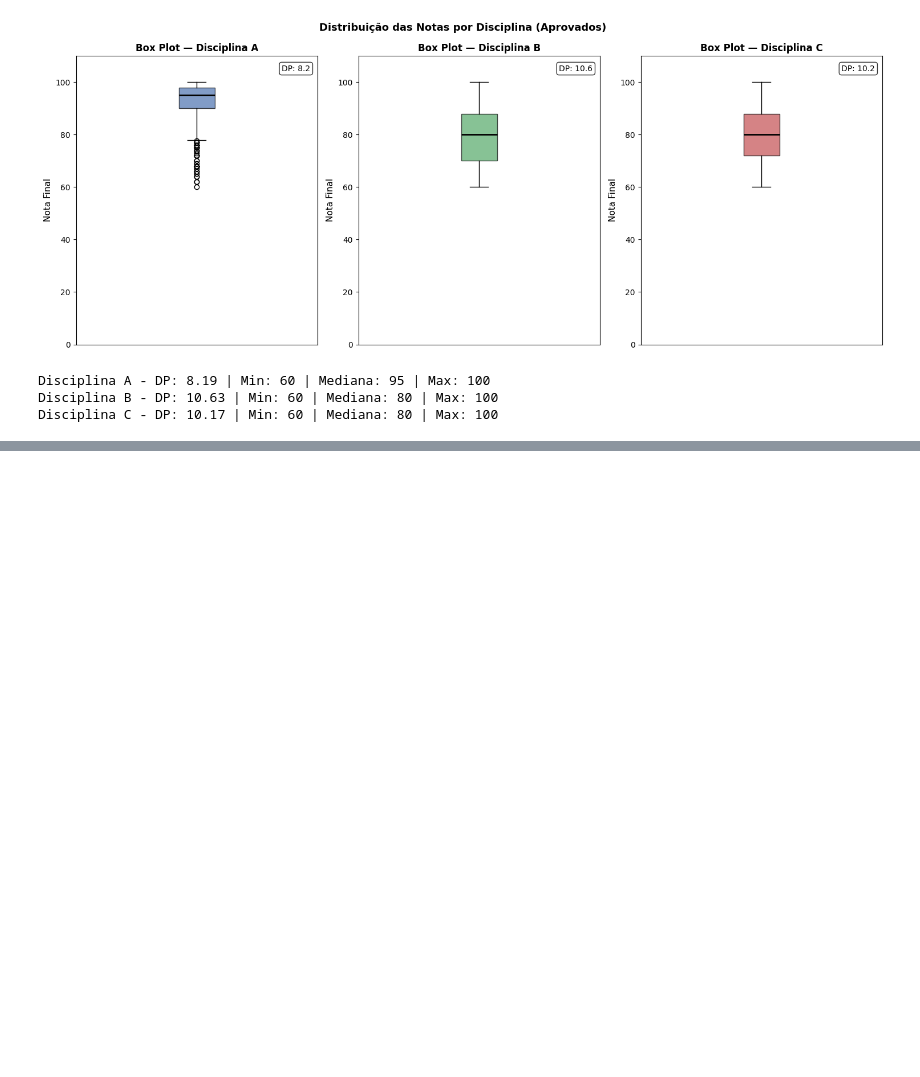
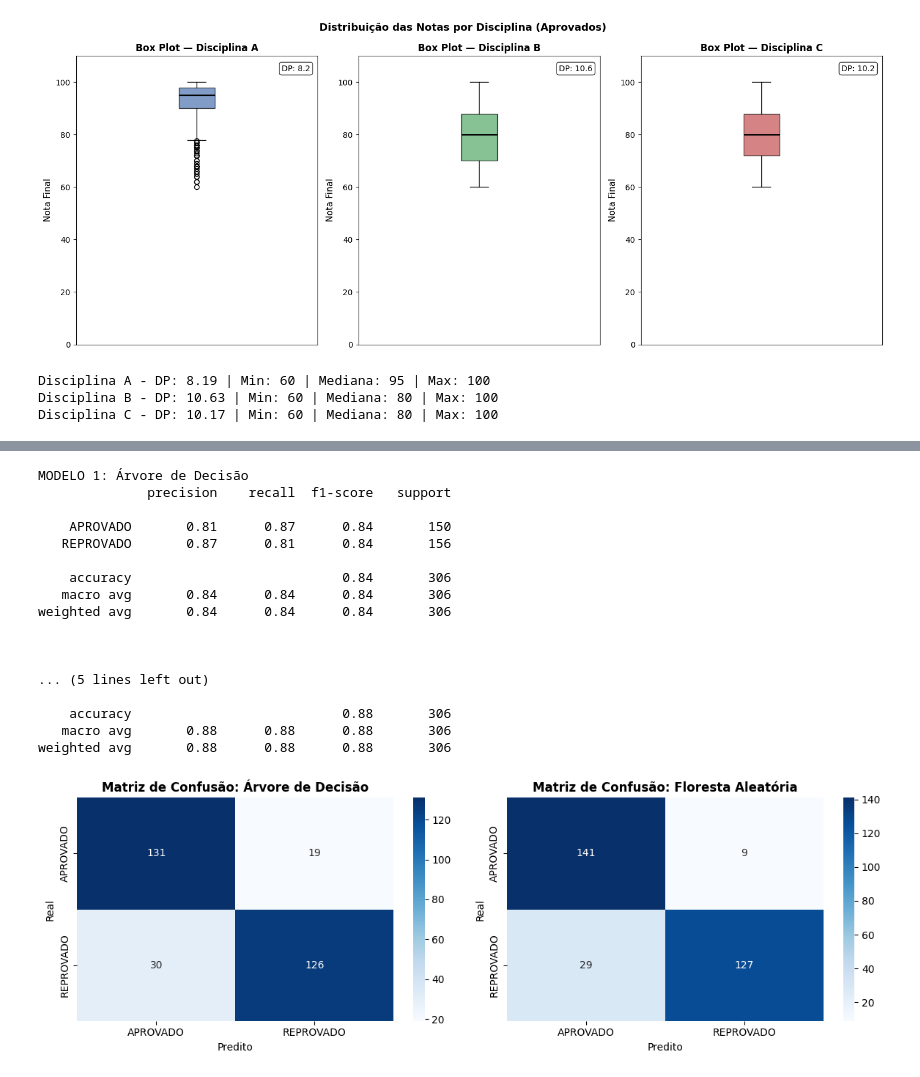
Before and after one commit to rhaymarthins/visualizacao-dados, a Jupyter notebook: trabalho_pratico_multidisciplinar.ipynb, the cells around one changed output, grey strips where cells are left out. Drawn from its saved outputs; the diff is of its cells as text; code cells hidden in the pictures; blank space fills up the shorter version.

```diff
--- a/trabalho_pratico_multidisciplinar.ipynb
+++ b/trabalho_pratico_multidisciplinar.ipynb
@@ -316,7 +276,7 @@ for ax, (col, titulo, cor) in zip(axes, disciplinas):
     bp = ax.boxplot(dados, patch_artist=True,
                     boxprops=dict(facecolor=cor, alpha=0.7),
                     medianprops=dict(color='black', linewidth=2))
-    ax.set_title(f'Box Plot — {titulo}', fontsize=12, fontweight='bold')
+    ax.set_title(f'Box Plot - {titulo}', fontsize=12, fontweight='bold')
     ax.set_ylabel('Nota Final', fontsize=11)
     ax.set_ylim(0, 110)
     ax.set_xticks([])                        # remove o "1" do eixo X
@@ -340,0 +413,55 @@ Disciplina C - DP: 10.17 | Min: 60 | Mediana: 80 | Max: 100
+# %%
+# Modelo 1: Árvore de Decisão
+clf_arvore = DecisionTreeClassifier(max_depth=5, random_state=42)
+clf_arvore.fit(X_clf_train, y_clf_train)
+y_pred_arvore = clf_arvore.predict(X_clf_test)
+
+print("MODELO 1: Árvore de Decisão")
+print(classification_report(y_clf_test, y_pred_arvore,
+                             target_names=['APROVADO', 'REPROVADO']))
+
+# Modelo 2: Floresta Aleatória
+clf_floresta = RandomForestClassifier(n_estimators=100, max_depth=5, random_state=42)
+clf_floresta.fit(X_clf_train, y_clf_train)
+y_pred_floresta = clf_floresta.predict(X_clf_test)
+
+print("\n")
+print("MODELO 2: Floresta Aleatória")
+print(classification_report(y_clf_test, y_pred_floresta,
+                             target_names=['APROVADO', 'REPROVADO']))
+
+# Matrizes de Confusão
+fig, axes = plt.subplots(1, 2, figsize=(12, 4))
+
+for ax, y_pred, titulo in zip(axes,
+                               [y_pred_arvore, y_pred_floresta],
+                               ['Árvore de Decisão', 'Floresta Aleatória']):
+    cm = confusion_matrix(y_clf_test, y_pred)
+    sns.heatmap(cm, annot=True, fmt='d', cmap='Blues', ax=ax,
+                xticklabels=['APROVADO', 'REPROVADO'],
+                yticklabels=['APROVADO', 'REPROVADO'])
+    ax.set_title(f'Matriz de Confusão: {titulo}', fontweight='bold')
+    ax.set_ylabel('Real')
+    ax.set_xlabel('Predito')
+
+plt.tight_layout()
+plt.show()
+# %% [output]
+MODELO 1: Árvore de Decisão
+              precision    recall  f1-score   support
+
+    APROVADO       0.81      0.87      0.84       150
+   REPROVADO       0.87      0.81      0.84       156
+
+    accuracy                           0.84       306
+   macro avg       0.84      0.84      0.84       306
+weighted avg       0.84      0.84      0.84       306
+
+
+
+... (5 lines left out)
+
+    accuracy                           0.88       306
+   macro avg       0.88      0.88      0.88       306
+weighted avg       0.88      0.88      0.88       306
+[figure, added]
```
Also changed, not shown: parts of 13 cells of this notebook.
